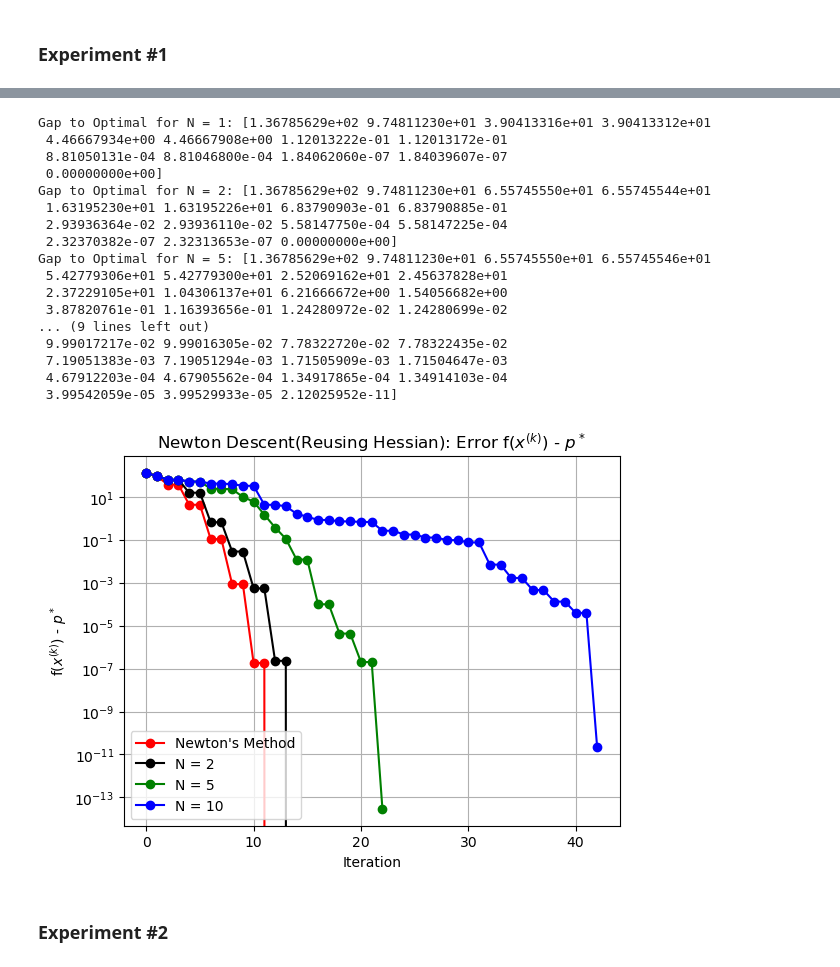
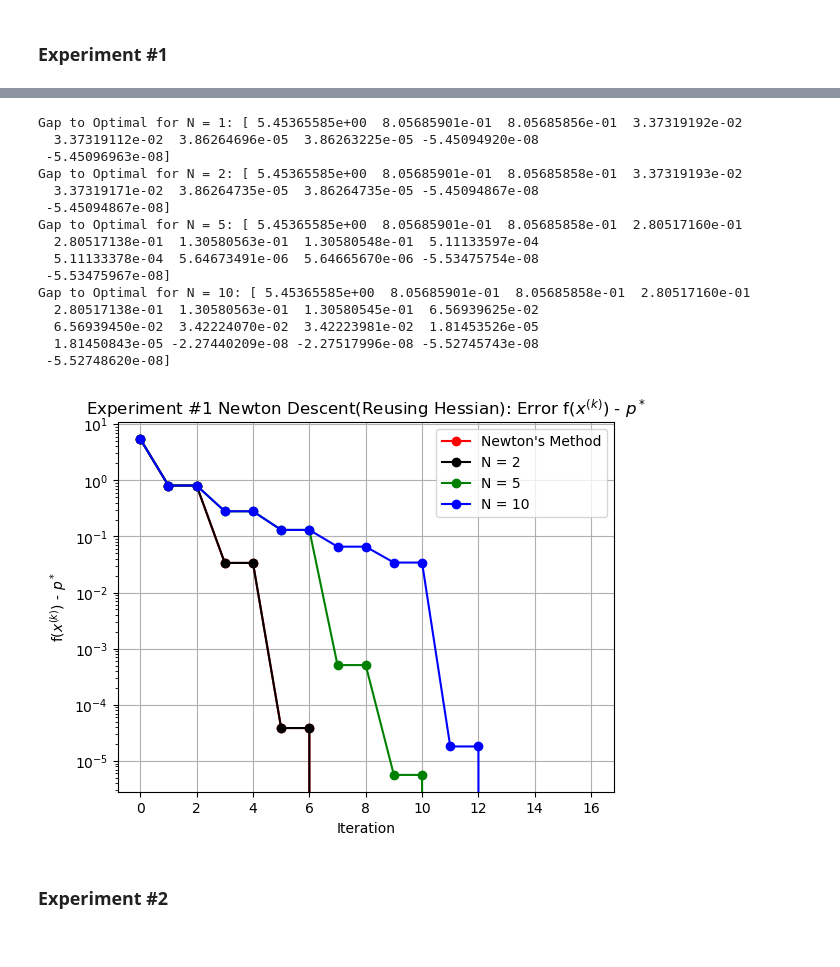
Before and after one commit to Ravi-Raghavan/ConvexOptimization, a Jupyter notebook: hw5.ipynb, the cells around one changed output, grey strips where cells are left out. Drawn from its saved outputs; the diff is of its cells as text; code cells hidden in the pictures.

```diff
--- a/hw5.ipynb
+++ b/hw5.ipynb
@@ -827,0 +381,14 @@ plt.show()
+# %%
+#Global Variables
+n = 10
+m = 20
+alpha = 0.01
+beta = 0.1
+eta = 1e-3
+max_iter = 2000
+
+x0 = np.zeros(shape = (n, 1)) #initial point will always start at 0 for all experiments
+
+#randomly generate A from normal distribution
+np.random.seed(0)
+A = np.random.normal(loc = 0, scale = 1, size = (m, n))
@@ -827,0 +404,4 @@ plt.show()
+# %%
+#Run Gradient Descent
+gradient_descent_iterates, gradient_descent_function_values, gradient_descent_alpha_values = gradient_descent(f, f_gradient, f_backtracking_algorithm, A, x0, max_iter, eta, alpha, beta)
+p_star_seed0 = gradient_descent_function_values[-1] #the optimal function value is approximated as the last function value that we observed during gradient descent
@@ -1328,8 +1393,8 @@ Observations:
 ### Experiment #1
 # %%
 #Global Variables
-n = 100
-m = 200
+n = 10
+m = 20
 alpha = 0.01
 beta = 0.5
 eta = 1e-8
@@ -1338,8 +1403,8 @@ max_iter = 2000
 x0 = np.zeros(shape = (n, 1)) #initial point will always start at 0 for all experiments
 
 #randomly generate A from normal distribution
-np.random.seed(42)
-A = np.random.normal(size = (m, n))
+np.random.seed(0)
+A = np.random.normal(loc = 0, scale = 1, size = (m, n))
 # %%
 #Run Newton's Method where Hessian is reused every 1 iteration
 reused_newton_descent_iterates_N1, reused_newton_descent_function_values_N1, reused_newton_descent_alpha_values_N1 = reuse_newton_descent(f, f_gradient, f_hessian, f_backtracking_algorithm, A, x0, max_iter, eta, alpha, beta, N = 1)
@@ -1425,51 +1468,44 @@ Iteration: 43, Current Function Value(Beginning of Iteration): -136.785629263160
 # %%
 #Plot distance to optimal function value throughout Newton's Method for N = 1, 2, 5, 10
-reused_newton_descent_gap_to_optimal_N1 = reused_newton_descent_function_values_N1 - p_star_N1
-reused_newton_descent_gap_to_optimal_N2 = reused_newton_descent_function_values_N2 - p_star_N2
-reused_newton_descent_gap_to_optimal_N5 = reused_newton_descent_function_values_N5 - p_star_N5
-reused_newton_descent_gap_to_optimal_N10 = reused_newton_descent_function_values_N10 - p_star_N10
-
-reused_newton_descent_gap_to_optimal_N1 = reused_newton_descent_gap_to_optimal_N1[:-1]
-reused_newton_descent_gap_to_optimal_N2 = reused_newton_descent_gap_to_optimal_N2[:-1]
-reused_newton_descent_gap_to_optimal_N5 = reused_newton_descent_gap_to_optimal_N5[:-1]
-reused_newton_descent_gap_to_optimal_N10 = reused_newton_descent_gap_to_optimal_N10[:-1]
+reused_newton_descent_gap_to_optimal_N1 = reused_newton_descent_function_values_N1 - p_star_seed0
+reused_newton_descent_gap_to_optimal_N2 = reused_newton_descent_function_values_N2 - p_star_seed0
+reused_newton_descent_gap_to_optimal_N5 = reused_newton_descent_function_values_N5 - p_star_seed0
+reused_newton_descent_gap_to_optimal_N10 = reused_newton_descent_function_values_N10 - p_star_seed0
 
 print(f"Gap to Optimal for N = 1: {reused_newton_descent_gap_to_optimal_N1}")
 print(f"Gap to Optimal for N = 2: {reused_newton_descent_gap_to_optimal_N2}")
 print(f"Gap to Optimal for N = 5: {reused_newton_descent_gap_to_optimal_N5}")
 print(f"Gap to Optimal for N = 10: {reused_newton_descent_gap_to_optimal_N10}")
 
 line1, = plt.plot(list(range(len(reused_newton_descent_gap_to_optimal_N1))), reused_newton_descent_gap_to_optimal_N1, marker='o', color='red', linestyle='-')
 line2, = plt.plot(list(range(len(reused_newton_descent_gap_to_optimal_N2))), reused_newton_descent_gap_to_optimal_N2, marker='o', color='black', linestyle='-')
 line3, = plt.plot(list(range(len(reused_newton_descent_gap_to_optimal_N5))), reused_newton_descent_gap_to_optimal_N5, marker='o', color='green', linestyle='-')
 line4, = plt.plot(list(range(len(reused_newton_descent_gap_to_optimal_N10))), reused_newton_descent_gap_to_optimal_N10, marker='o', color='blue', linestyle='-')
 
 plt.xlabel('Iteration')
 plt.ylabel(r'f($x^{(k)}$) - $p^*$')
 plt.yscale('log')
-plt.title(r'Newton Descent(Reusing Hessian): Error f($x^{(k)}$) - $p^*$')
+plt.title(r'Experiment #1 Newton Descent(Reusing Hessian): Error f($x^{(k)}$) - $p^*$')
 plt.legend(handles=[line1, line2, line3, line4], labels=['Newton\'s Method', 'N = 2', 'N = 5', 'N = 10'])
 plt.grid(True)
 plt.show()
 # %% [output]
-Gap to Optimal for N = 1: [1.36785629e+02 9.74811230e+01 3.90413316e+01 3.90413312e+01
- 4.46667934e+00 4.46667908e+00 1.12013222e-01 1.12013172e-01
- 8.81050131e-04 8.81046800e-04 1.84062060e-07 1.84039607e-07
- 0.00000000e+00]
-Gap to Optimal for N = 2: [1.36785629e+02 9.74811230e+01 6.55745550e+01 6.55745544e+01
- 1.63195230e+01 1.63195226e+01 6.83790903e-01 6.83790885e-01
- 2.93936364e-02 2.93936110e-02 5.58147750e-04 5.58147225e-04
- 2.32370382e-07 2.32313653e-07 0.00000000e+00]
-Gap to Optimal for N = 5: [1.36785629e+02 9.74811230e+01 6.55745550e+01 6.55745546e+01
- 5.42779306e+01 5.42779300e+01 2.52069162e+01 2.45637828e+01
- 2.37229105e+01 1.04306137e+01 6.21666672e+00 1.54056682e+00
- 3.87820761e-01 1.16393656e-01 1.24280972e-02 1.24280699e-02
-... (9 lines left out)
- 9.99017217e-02 9.99016305e-02 7.78322720e-02 7.78322435e-02
- 7.19051383e-03 7.19051294e-03 1.71505909e-03 1.71504647e-03
- 4.67912203e-04 4.67905562e-04 1.34917865e-04 1.34914103e-04
- 3.99542059e-05 3.99529933e-05 2.12025952e-11]
+Gap to Optimal for N = 1: [ 5.45365585e+00  8.05685901e-01  8.05685856e-01  3.37319192e-02
+  3.37319112e-02  3.86264696e-05  3.86263225e-05 -5.45094920e-08
+ -5.45096963e-08]
+Gap to Optimal for N = 2: [ 5.45365585e+00  8.05685901e-01  8.05685858e-01  3.37319193e-02
+  3.37319171e-02  3.86264735e-05  3.86264735e-05 -5.45094867e-08
+ -5.45094867e-08]
+Gap to Optimal for N = 5: [ 5.45365585e+00  8.05685901e-01  8.05685858e-01  2.80517160e-01
+  2.80517138e-01  1.30580563e-01  1.30580548e-01  5.11133597e-04
+  5.11133378e-04  5.64673491e-06  5.64665670e-06 -5.53475754e-08
+ -5.53475967e-08]
+Gap to Optimal for N = 10: [ 5.45365585e+00  8.05685901e-01  8.05685858e-01  2.80517160e-01
+  2.80517138e-01  1.30580563e-01  1.30580545e-01  6.56939625e-02
+  6.56939450e-02  3.42224070e-02  3.42223981e-02  1.81453526e-05
+  1.81450843e-05 -2.27440209e-08 -2.27517996e-08 -5.52745743e-08
+ -5.52748620e-08]
-[figure, old version]
+[figure, new version]
 # %% [markdown]
 ### Experiment #2
 # %%
```
Also changed, not shown: parts of 164 cells of this notebook.
